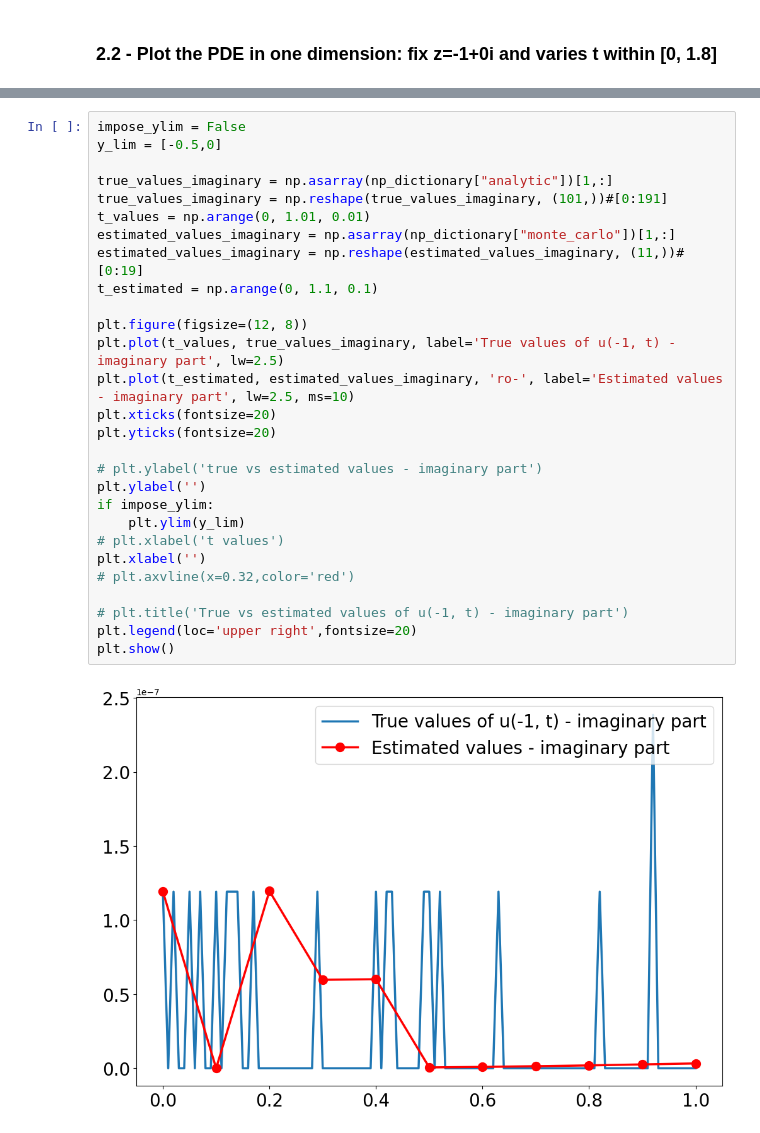
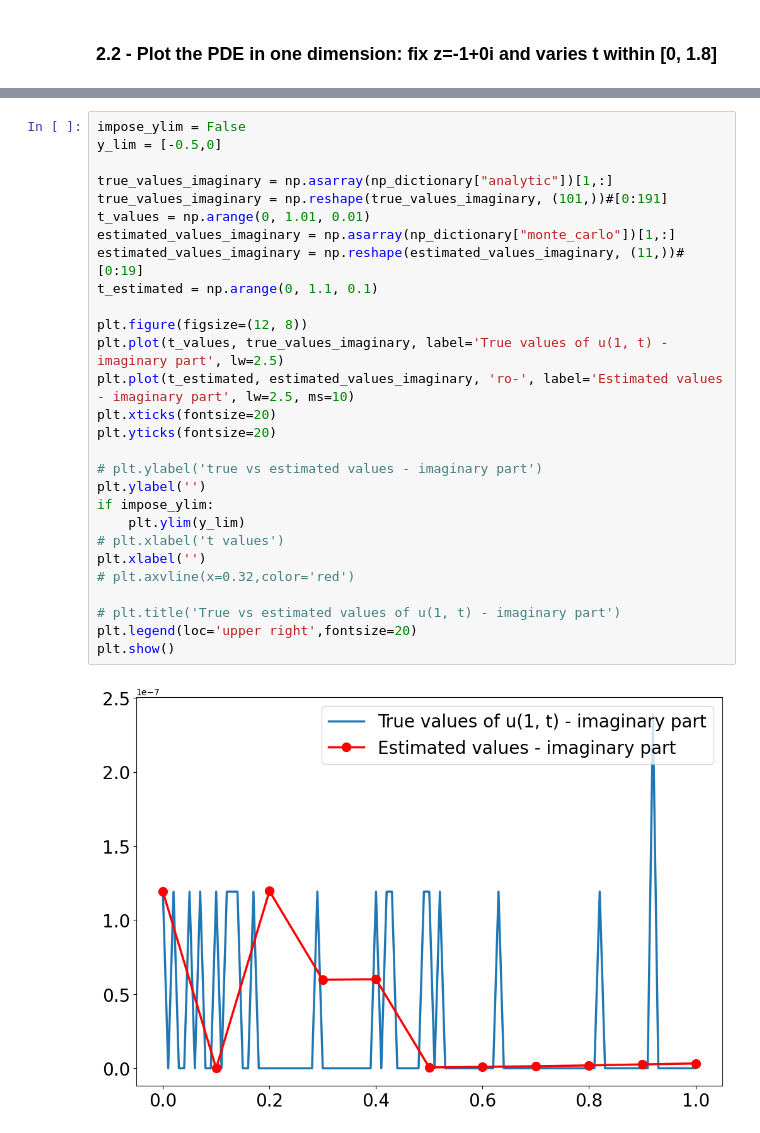
Before and after one commit to chanjuanyin/Fully_Nonlinear_Wave, a Jupyter notebook: Simulation_01/Plot_history.ipynb, the cells around one changed output, grey strips where cells are left out. Saved outputs shown, nothing was run; the diff lists cells and outputs as text.

```diff
--- a/Simulation_01/Plot_history.ipynb
+++ b/Simulation_01/Plot_history.ipynb
@@ -84,30 +84,30 @@ plt.show()
 # %%
 impose_ylim = False
 y_lim = [-0.5,0]
 
 true_values_imaginary = np.asarray(np_dictionary["analytic"])[1,:]
 true_values_imaginary = np.reshape(true_values_imaginary, (101,))#[0:191]
 t_values = np.arange(0, 1.01, 0.01)
 estimated_values_imaginary = np.asarray(np_dictionary["monte_carlo"])[1,:]
 estimated_values_imaginary = np.reshape(estimated_values_imaginary, (11,))#[0:19]
 t_estimated = np.arange(0, 1.1, 0.1)
 
 plt.figure(figsize=(12, 8))
-plt.plot(t_values, true_values_imaginary, label='True values of u(-1, t) - imaginary part', lw=2.5)
+plt.plot(t_values, true_values_imaginary, label='True values of u(1, t) - imaginary part', lw=2.5)
 plt.plot(t_estimated, estimated_values_imaginary, 'ro-', label='Estimated values - imaginary part', lw=2.5, ms=10)
 plt.xticks(fontsize=20)
 plt.yticks(fontsize=20)
 
 # plt.ylabel('true vs estimated values - imaginary part')
 plt.ylabel('')
 if impose_ylim:
     plt.ylim(y_lim)
 # plt.xlabel('t values')
 plt.xlabel('')
 # plt.axvline(x=0.32,color='red')
 
-# plt.title('True vs estimated values of u(-1, t) - imaginary part')
+# plt.title('True vs estimated values of u(1, t) - imaginary part')
 plt.legend(loc='upper right',fontsize=20)
 plt.show()
 # %% [output]
-[figure, old version]
+[figure, new version]
```
Also changed, not shown: parts of 1 cell of this notebook, 5 other files.
